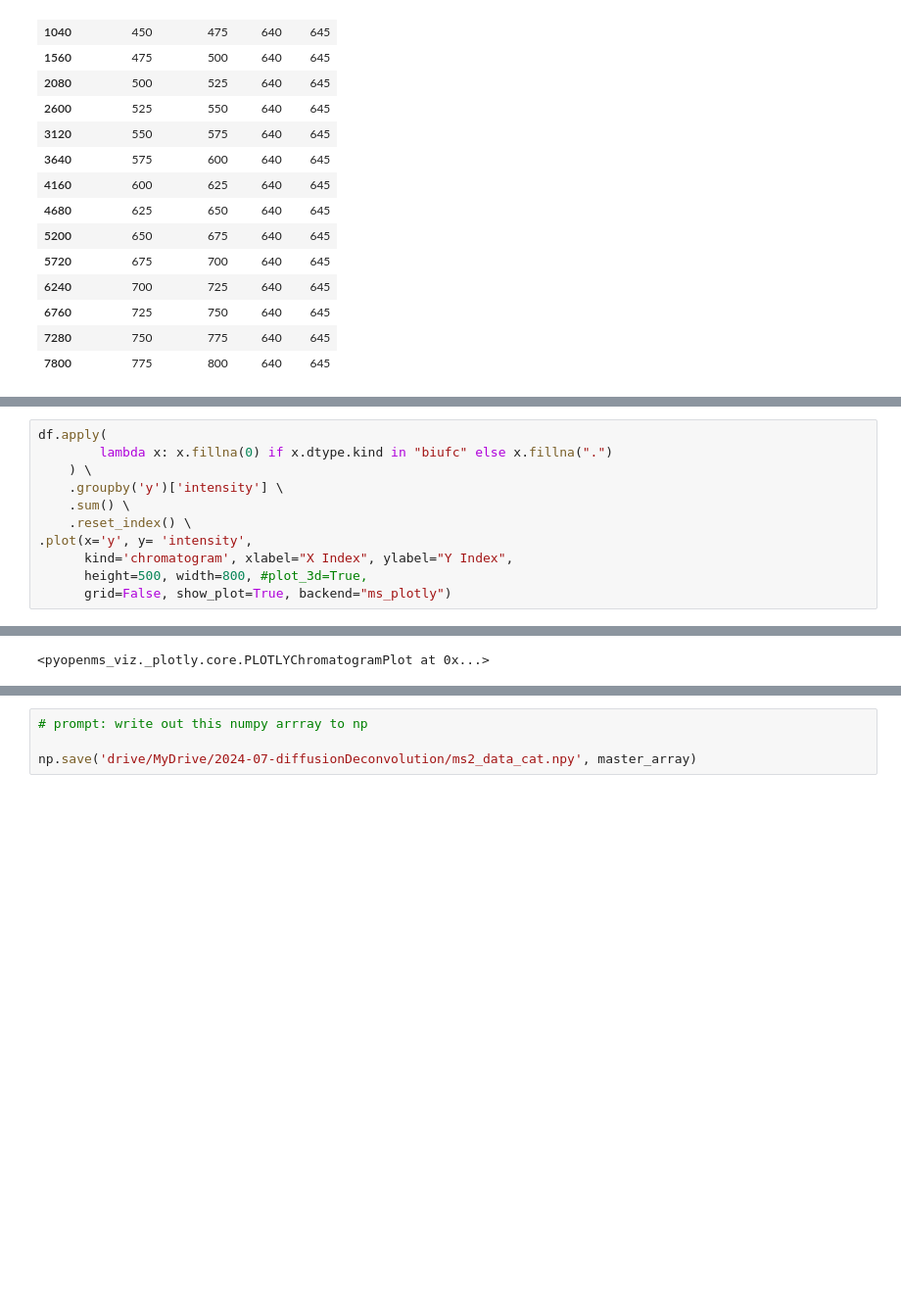
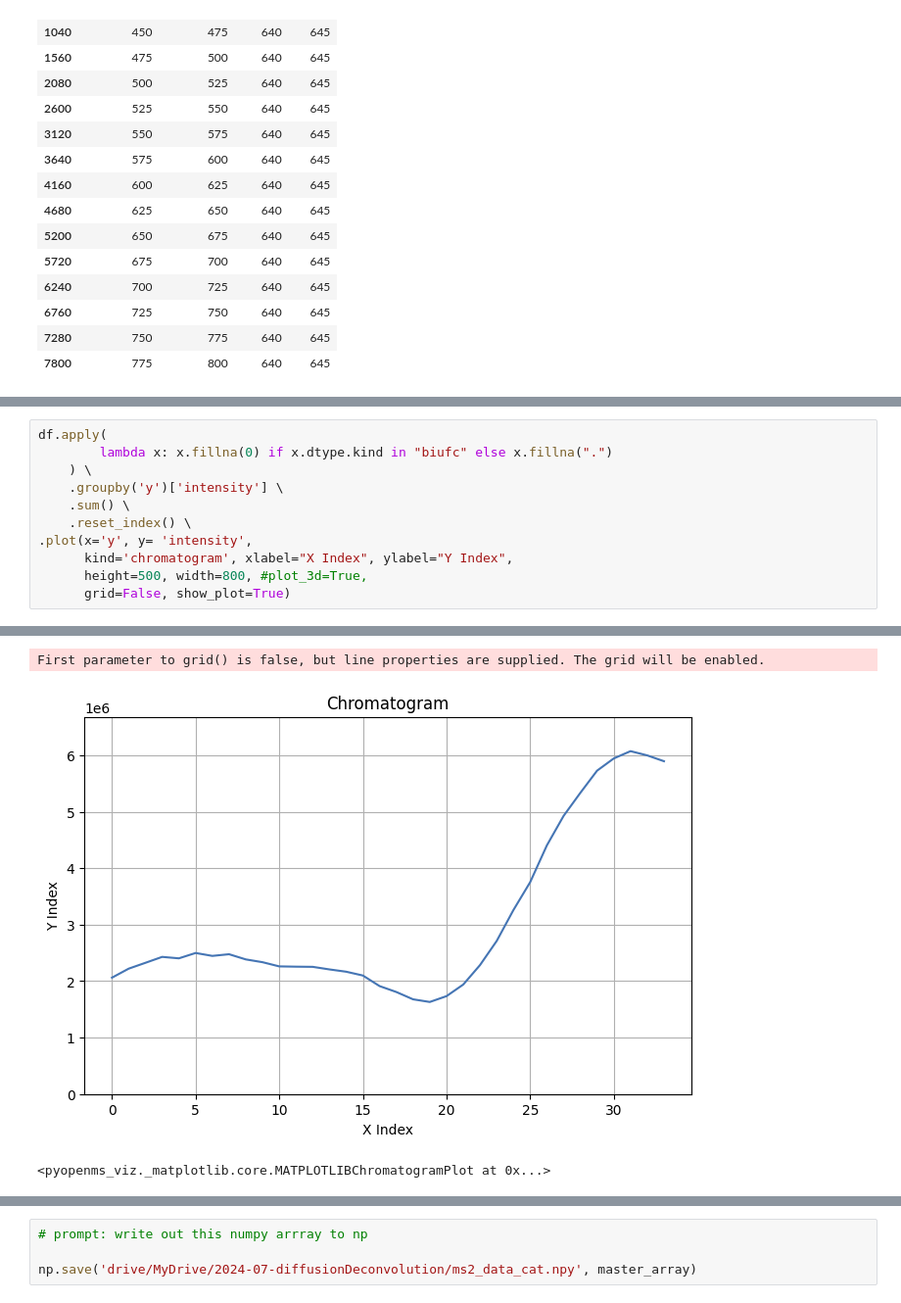
Before and after one commit to Roestlab/diffusion-deconvolution-dia-msms-data, a Jupyter notebook: nbs/data_exploration.ipynb, the cells around one changed output, grey strips where cells are left out. Shown at 98% size. Cells and saved outputs as stored; diff of their text form; blank space fills up the shorter version.

```diff
--- a/nbs/data_exploration.ipynb
+++ b/nbs/data_exploration.ipynb
@@ -271,5 +267,5 @@ df.apply(
 .plot(x='y', y= 'intensity',
       kind='chromatogram', xlabel="X Index", ylabel="Y Index",
       height=500, width=800, #plot_3d=True,
-      grid=False, show_plot=True, backend="ms_plotly")
+      grid=False, show_plot=True)
 # %% [output]
@@ -277,3 +272,5 @@ df.apply(
-<pyopenms_viz._plotly.core.PLOTLYChromatogramPlot at 0x...>
+First parameter to grid() is false, but line properties are supplied. The grid will be enabled.
+[figure, added]
+<pyopenms_viz._matplotlib.core.MATPLOTLIBChromatogramPlot at 0x...>
 # %%
 df\
```
Also changed, not shown: parts of 11 cells of this notebook.
